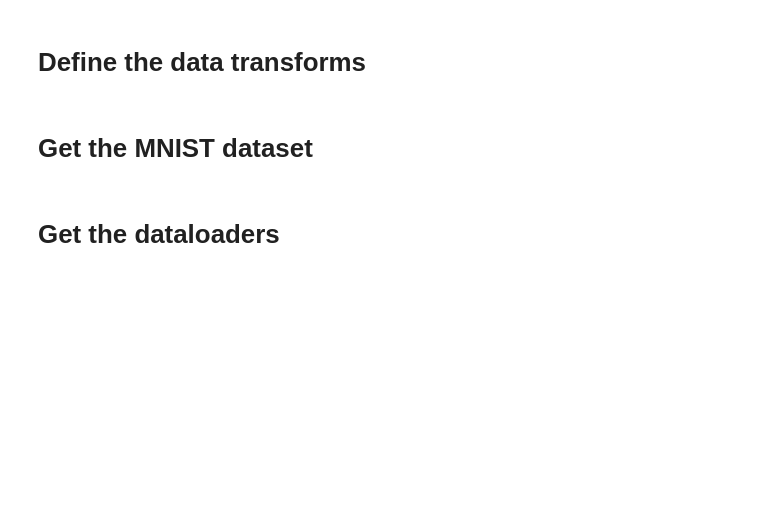
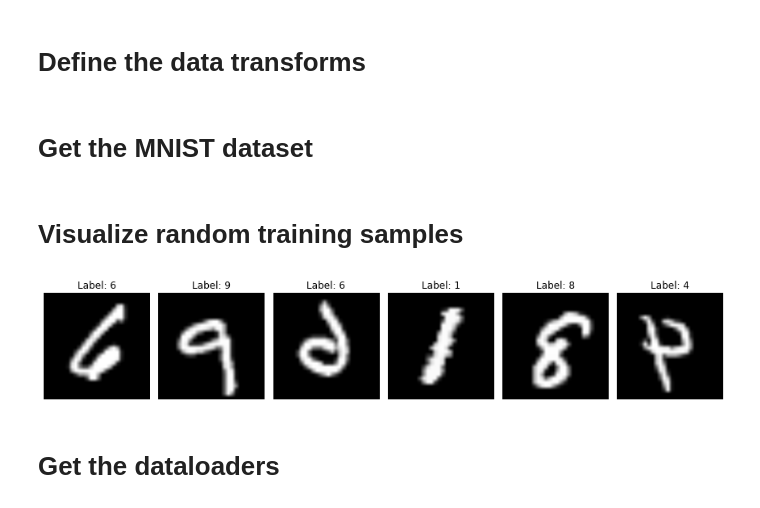
Before and after one commit to akhra92/Machine-Learning-Algorithms-And-Applications, a Jupyter notebook: Neural Networks/CNN/CNN.ipynb, the cells around one changed output. Saved outputs shown, nothing was run; the diff lists cells and outputs as text; code cells hidden in the pictures; blank space fills up the shorter version.

Commit message:
Visualize random training samples

```diff
--- a/Neural Networks/CNN/CNN.ipynb
+++ b/Neural Networks/CNN/CNN.ipynb
@@ -32,6 +35,25 @@ val_tf = tf.Compose([tf.Resize((224, 224)),
 # %%
 train_dataset = MNIST(root='./data', train=True, download=True, transform=train_tf)
 test_dataset = MNIST(root='./data', train=False, download=True, transform=val_tf)
+# %% [markdown]
+# Visualize random training samples
+# %%
+classes = [str(i) for i in range(10)]
+indices = torch.randint(len(train_dataset), size=(6,))
+
+plt.figure(figsize=(12, 8))
+for i, idx in enumerate(indices):
+    image, label = train_dataset[idx]
+    image = image.squeeze()
+    plt.subplot(1, 6, i + 1)
+    plt.imshow(image, cmap='gray')
+    plt.title(f'Label: {classes[label]}')
+    plt.axis('off')
+
+plt.tight_layout()
+plt.show()
+# %% [output]
+[figure, added]
 # %% [markdown]
 # Get the dataloaders
 # %%
```
Also changed, not shown: parts of 2 cells of this notebook.
